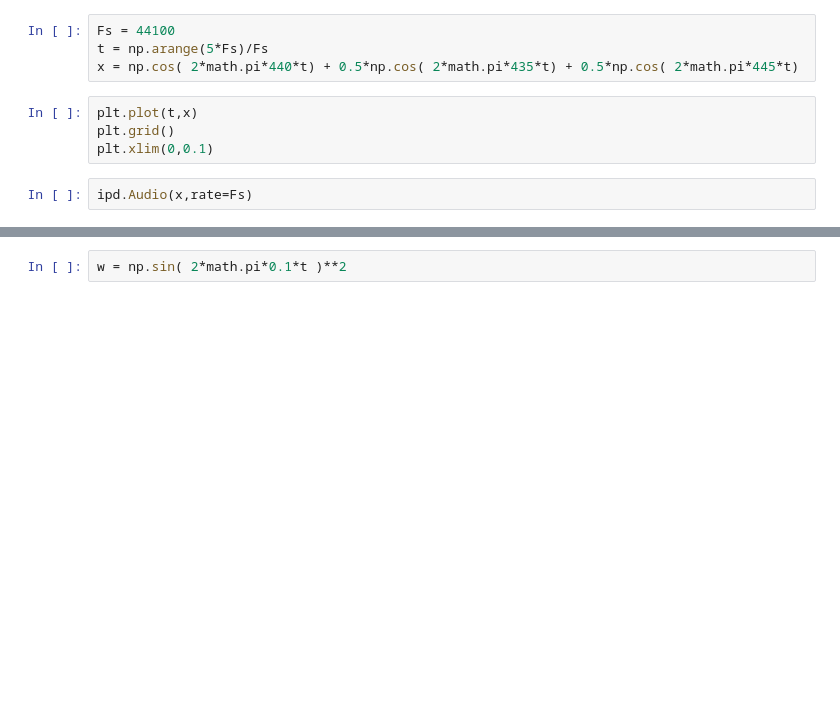
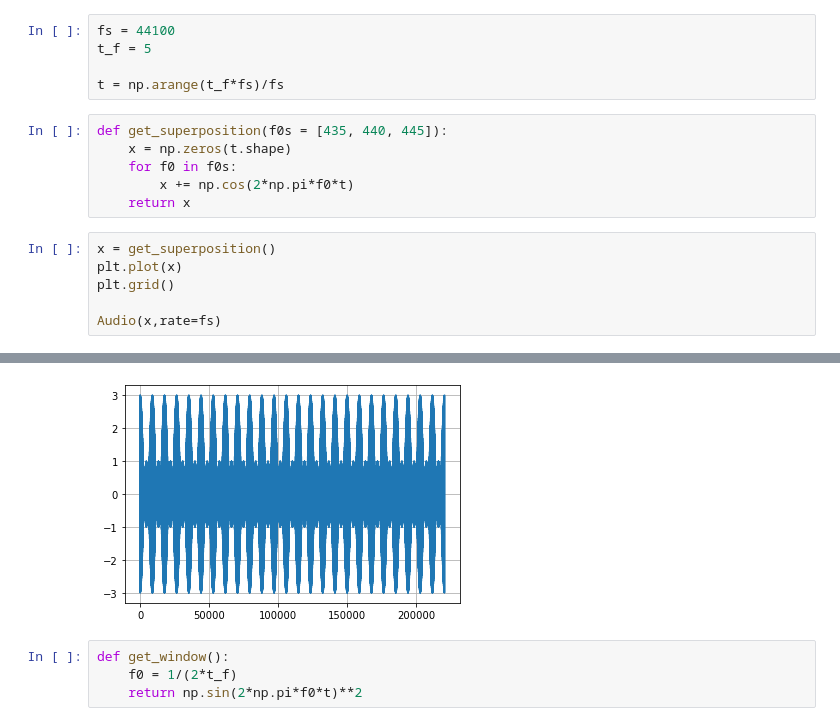
Before and after one commit to guitardan/audio, a Jupyter notebook: synth.ipynb, the cells around one changed output, grey strips where cells are left out. Saved outputs shown, nothing was run; the diff lists cells and outputs as text; blank space fills up the shorter version.

```diff
--- a/synth.ipynb
+++ b/synth.ipynb
@@ -6,10 +5,18 @@ import IPython.display as ipd
-# %%
-Fs = 44100
-t = np.arange(5*Fs)/Fs
-x = np.cos( 2*math.pi*440*t) + 0.5*np.cos( 2*math.pi*435*t) + 0.5*np.cos( 2*math.pi*445*t)
-# %%
-plt.plot(t,x)
-plt.grid()
-plt.xlim(0,0.1)
-# %%
-ipd.Audio(x,rate=Fs)
+# %%
+fs = 44100
+t_f = 5
+
+t = np.arange(t_f*fs)/fs
+# %%
+def get_superposition(f0s = [435, 440, 445]):
+    x = np.zeros(t.shape)
+    for f0 in f0s:
+        x += np.cos(2*np.pi*f0*t)
+    return x
+# %%
+x = get_superposition()
+plt.plot(x)
+plt.grid()
+
+Audio(x,rate=fs)
+# %% [output]
@@ -16,3 +24,6 @@ ipd.Audio(x,rate=Fs)
+[figure, added]
 # %%
-w = np.sin( 2*math.pi*0.1*t )**2
+def get_window():
+    f0 = 1/(2*t_f)
+    return np.sin(2*np.pi*f0*t)**2
 # %%
```
Also changed, not shown: parts of 12 cells of this notebook.
